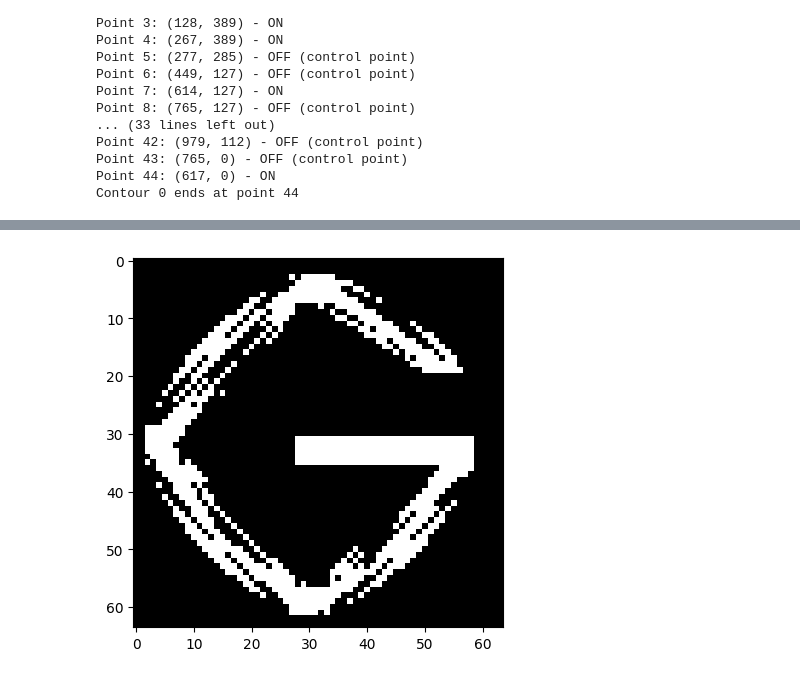
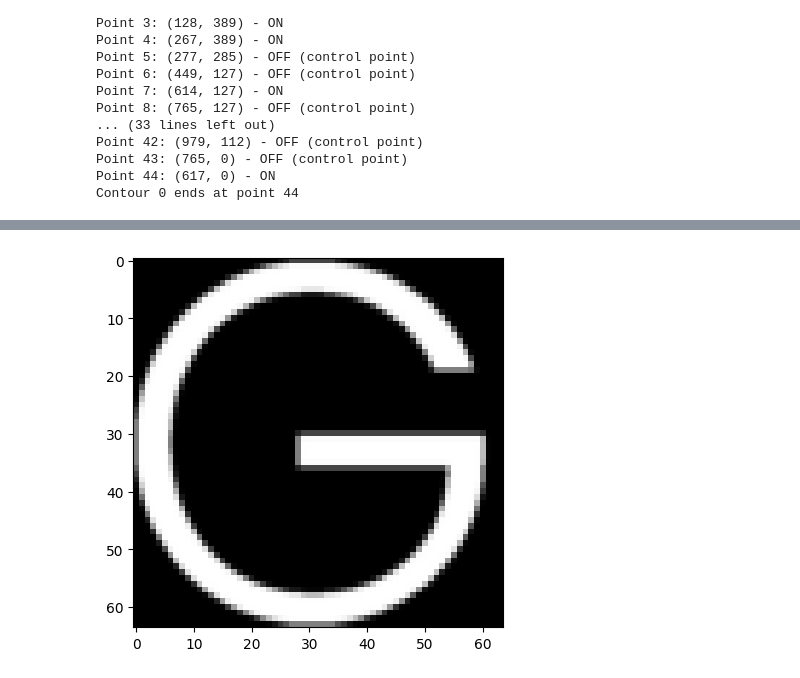
Before and after one commit to vbansal-29/cs184_final, a Jupyter notebook: main.ipynb, the cells around one changed output, grey strips where cells are left out. Drawn from its saved outputs; the diff is of its cells as text; code cells hidden in the pictures.

```diff
--- a/main.ipynb
+++ b/main.ipynb
@@ -164,7 +173,10 @@ plt.show()
 # %%
-def rasterize_glyph(outline, width, height, scale=1.0):
+from scipy.ndimage import gaussian_filter
 
-    bitmap = np.zeros((height, width), dtype=np.uint8)
+def rasterize_glyph(outline, width, height, scale=1.0, supersample=4, blur_sigma=1.0):
+    high_res_w = width * supersample
+    high_res_h = height * supersample
+    bitmap_high_res = np.zeros((high_res_h, high_res_w), dtype=np.float32)
 
     paths = extract_bezier_paths(outline)
     edges = []
@@ -192,39 +204,45 @@ def rasterize_glyph(outline, width, height, scale=1.0):
     glyph_max_y = max(max(p[1] for p, _ in edges), max(p[1] for _, p in edges))
 
     glyph_width = glyph_max_x - glyph_min_x
     glyph_height = glyph_max_y - glyph_min_y
 
-    scale_x = (width - 4) / glyph_width * scale
-    scale_y = (height - 4) / glyph_height * scale
+    scale_x = (high_res_w - 4) / glyph_width * scale
+    scale_y = (high_res_h - 4) / glyph_height * scale
     scale_factor = min(scale_x, scale_y)
 
-    for y in range(height):
-
+    for y in range(high_res_h):
         font_y = glyph_max_y - (y / scale_factor - 2 / scale_factor)
 
         intersections = []
         for (p0, p1) in edges:
             if (p0[1] <= font_y < p1[1]) or (p1[1] <= font_y < p0[1]):
                 if p1[1] - p0[1] != 0:
                     x = p0[0] + (p1[0] - p0[0]) * (font_y - p0[1]) / (p1[1] - p0[1])
                     scaled_x = int((x - glyph_min_x) * scale_factor + 2)
-                    if 0 <= scaled_x < width:
+                    if 0 <= scaled_x < high_res_w:
                         intersections.append(scaled_x)
 
         intersections.sort()
 
         for i in range(0, len(intersections), 2):
             if i + 1 < len(intersections):
                 start = max(0, intersections[i])
-                end = min(width, intersections[i+1])
-                bitmap[y, start:end] = 255
+                end = min(high_res_w, intersections[i + 1])
+                bitmap_high_res[y, start:end] = 1.0
+
+    # Apply Gaussian blur before downsampling
+    blurred = gaussian_filter(bitmap_high_res, sigma=blur_sigma)
+
+    # Downsample by averaging supersample blocks
+    bitmap = blurred.reshape(height, supersample, width, supersample).mean(axis=(1, 3))
+    bitmap = (bitmap * 255).clip(0, 255).astype(np.uint8)
 
     return bitmap
 
-face.load_char('F', freetype.FT_LOAD_NO_BITMAP)
+face.load_char('G', freetype.FT_LOAD_NO_BITMAP)
 outline = face.glyph.outline
 bitmap = rasterize_glyph(outline, 64, 64)
 plt.imshow(bitmap, cmap='gray')
 plt.show()
 # %% [output]
-[figure, old version]
+[figure, new version]
```
Also changed, not shown: parts of 2 cells of this notebook.
